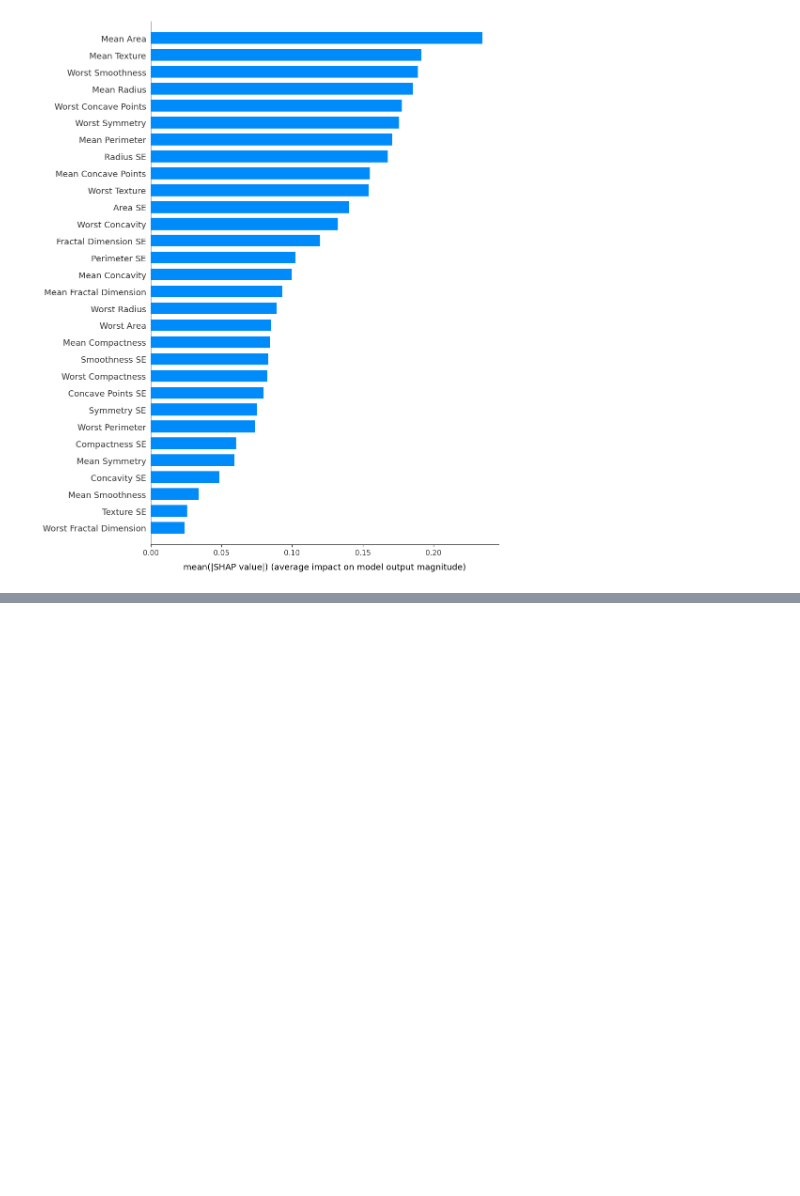
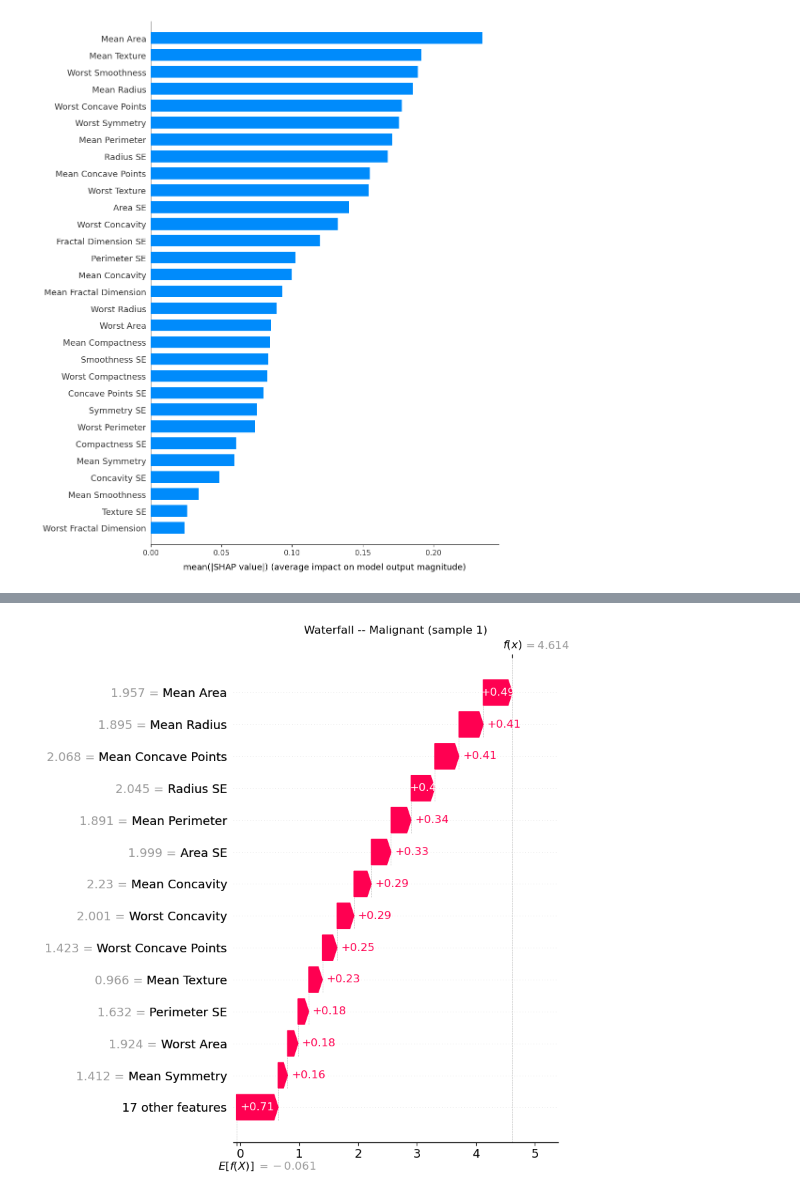
Before and after one commit to rodriguesfhs/ml-mini-projects, a Jupyter notebook: breast-cancer-classification/Diagnostic Breast Cancer Dataset.ipynb, the cells around one changed output, grey strips where cells are left out. Drawn from its saved outputs; the diff is of its cells as text; code cells hidden in the pictures; blank space fills up the shorter version.

```diff
--- a/breast-cancer-classification/Diagnostic Breast Cancer Dataset.ipynb
+++ b/breast-cancer-classification/Diagnostic Breast Cancer Dataset.ipynb
@@ -400,0 +442,8 @@ plt.show()
+# %%
+# Malignant example
+shap.plots.waterfall(exp[malignant_idx], max_display=14, show=False)
+plt.title(f"Waterfall -- Malignant (sample {malignant_idx})")
+plt.tight_layout()
+plt.show()
+# %% [output]
+[figure, added]
```
Also changed, not shown: parts of 16 cells of this notebook.
